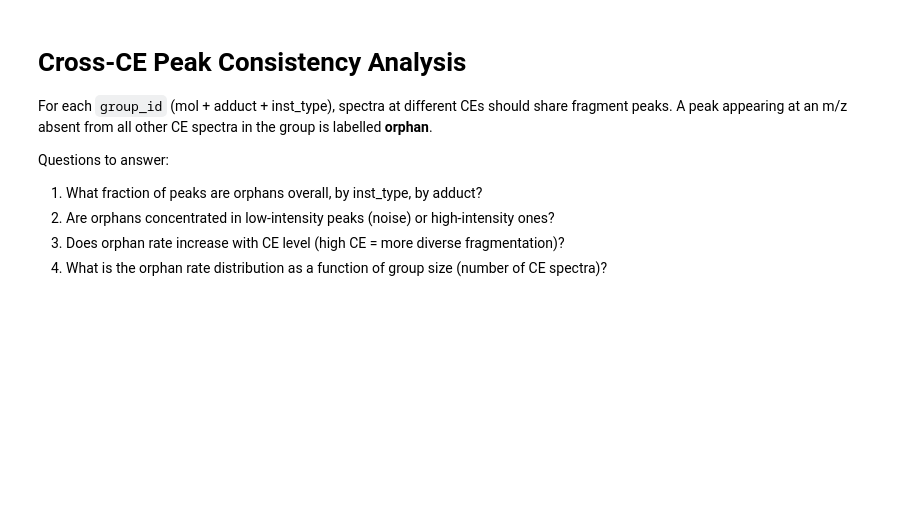
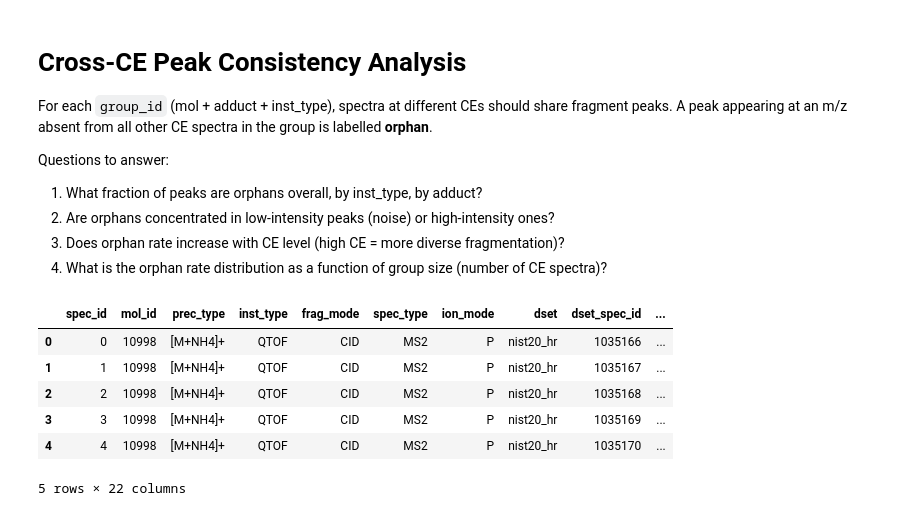
Before and after one commit to LZhang98/fragnnet, a Jupyter notebook: notebooks/debug_notebooks/cross_ce_peak_consistency.ipynb, the cells around one changed output. Saved outputs shown, nothing was run; the diff lists cells and outputs as text; code cells hidden in the pictures; blank space fills up the shorter version.

```diff
--- a/notebooks/debug_notebooks/cross_ce_peak_consistency.ipynb
+++ b/notebooks/debug_notebooks/cross_ce_peak_consistency.ipynb
@@ -23,3 +18,19 @@ sys.path.insert(0, os.path.join(os.path.dirname(os.path.abspath('.')), 'src'))
 from fragnnet.utils.data_utils import parse_peaks_str, convert_peaks_to_float
 from fragnnet.utils.isotope_utils import detect_cross_ce_orphan_peaks
+# %%
+# ── Configure path to processed NIST 20hr proc directory ──────────────────
+PROC_DP = "../../data/proc/nist20"  # <-- set this
+dset = "nist20_hr"
+spec_df = pd.read_pickle(os.path.join(PROC_DP, "spec_df.pkl"))
+spec_df = spec_df[spec_df['dset'] == dset]
+spec_df = spec_df[spec_df['prec_type'].isin(['[M+H]+', '[M-H]-', '[M+Na]+', '[M+K]+'])]
+spec_df.head()
+# %% [output]
+|  | spec_id | mol_id | prec_type | inst_type | frag_mode | spec_type | ion_mode | dset | dset_spec_id | ... |
+| 0 | 0 | 10998 | [M+NH4]+ | QTOF | CID | MS2 | P | nist20_hr | 1035166 | ... |
+| 1 | 1 | 10998 | [M+NH4]+ | QTOF | CID | MS2 | P | nist20_hr | 1035167 | ... |
+| 2 | 2 | 10998 | [M+NH4]+ | QTOF | CID | MS2 | P | nist20_hr | 1035168 | ... |
+| 3 | 3 | 10998 | [M+NH4]+ | QTOF | CID | MS2 | P | nist20_hr | 1035169 | ... |
+| 4 | 4 | 10998 | [M+NH4]+ | QTOF | CID | MS2 | P | nist20_hr | 1035170 | ... |
+5 rows × 22 columns
 # %%
```
Also changed, not shown: parts of 12 cells of this notebook.
